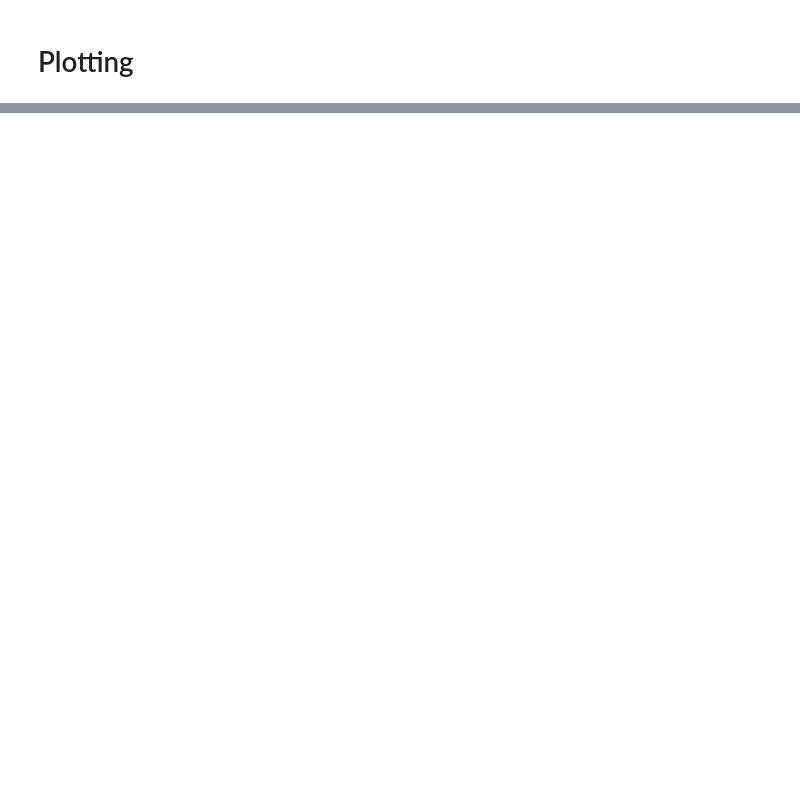
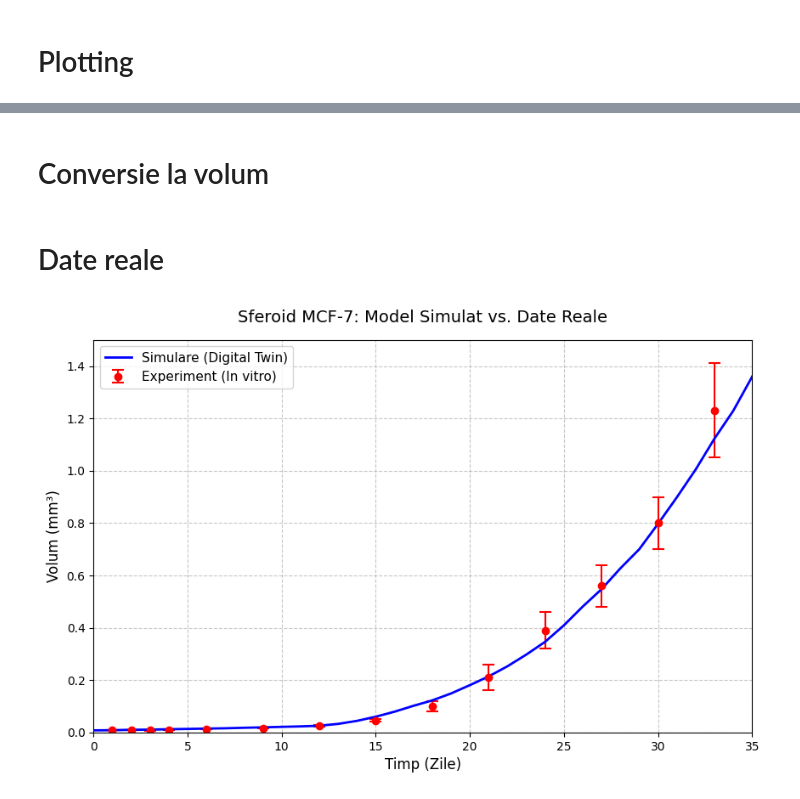
Before and after one commit to DPFrateanu/tumor-modelling, a Jupyter notebook: digital-twin.ipynb, the cells around one changed output, grey strips where cells are left out. Cells and saved outputs as stored; diff of their text form; code cells hidden in the pictures; blank space fills up the shorter version.

```diff
--- a/digital-twin.ipynb
+++ b/digital-twin.ipynb
@@ -201,0 +167,67 @@ plt.show()
+# %% [markdown]
+# Conversie la volum
+# %%
+import numpy as np
+
+DIAMETRU_CELULA_UM = 20.0 # micrometri
+RAZA_CELULA_UM = DIAMETRU_CELULA_UM / 2.0
+
+aria_celula_um2 = np.pi * (RAZA_CELULA_UM ** 2)
+
+def conversie_2D_in_Volum_3D(numar_celule):
+
+    aria_totala_um2 = numar_celule * aria_celula_um2
+    raza_sferoid_um = np.sqrt(aria_totala_um2 / np.pi)
+    volum_um3 = (4/3) * np.pi * (raza_sferoid_um ** 3)
+
+    # Conversie din micrometri cubi în milimetri cubi (1 mm³ = 10^9 µm³)
+    volum_mm3 = volum_um3 / 1e9
+
+    return volum_mm3
+
+istoric_volum_mm3 = [conversie_2D_in_Volum_3D(n) for n in istoric_volum]
+# %% [markdown]
+# Date reale
+# %%
+import numpy as np
+import matplotlib.pyplot as plt
+
+# Datele tale
+zile_articol = np.array([1, 2, 3, 4, 6, 9, 12, 15, 18, 21, 24, 27, 30, 33])
+volum_articol_mm3 = np.array([0.009, 0.0085, 0.008, 0.0095, 0.013, 0.016, 0.024, 0.045, 0.10, 0.21, 0.39, 0.56, 0.80, 1.23])
+erori_volum = np.array([0.001, 0.001, 0.001, 0.001, 0.001, 0.002, 0.003, 0.005, 0.02, 0.05, 0.07, 0.08, 0.10, 0.18])
+
+import matplotlib.pyplot as plt
+
+plt.figure(figsize=(10, 6))
+
+plt.errorbar(
+    x=zile_articol,
+    y=volum_articol_mm3,
+    yerr=erori_volum,
+    fmt='ro',
+    capsize=5,
+    capthick=1.5,
+    label='Experiment (In vitro)'
+)
+
+plt.plot(
+    axa_timp,
+    istoric_volum_mm3,
+    'b-',
+    linewidth=2,
+    label='Simulare (Digital Twin)'
+)
+
+plt.title('Sferoid MCF-7: Model Simulat vs. Date Reale', fontsize=14, pad=15)
+plt.xlabel('Timp (Zile)', fontsize=12)
+plt.ylabel('Volum (mm³)', fontsize=12)
+plt.grid(True, linestyle='--', alpha=0.7)
+plt.legend(loc='upper left', fontsize=11)
+
+plt.xlim(0, 35)
+plt.ylim(0, 1.5)
+
+plt.show()
+# %% [output]
+[figure, added]
```
Also changed, not shown: parts of 5 cells of this notebook.
